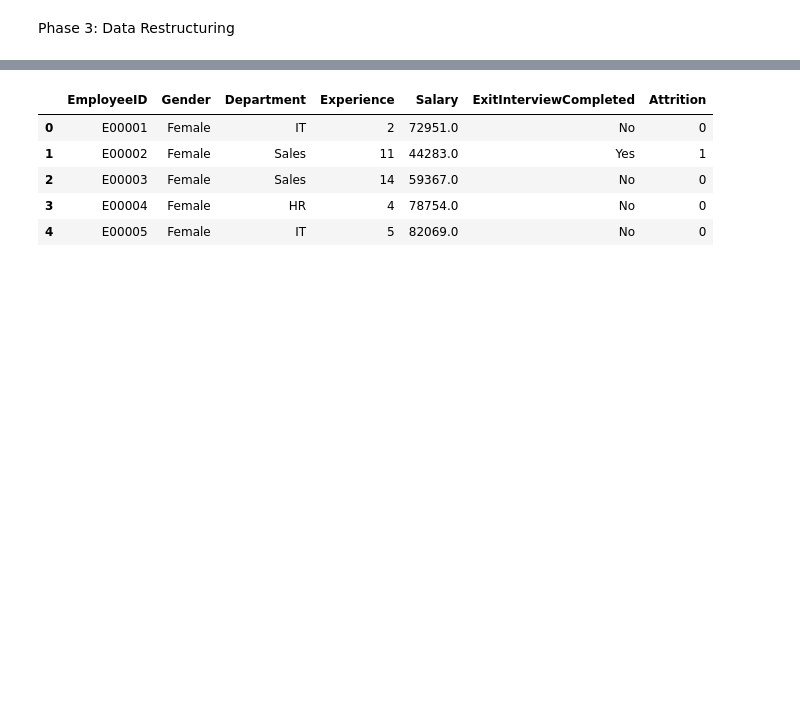
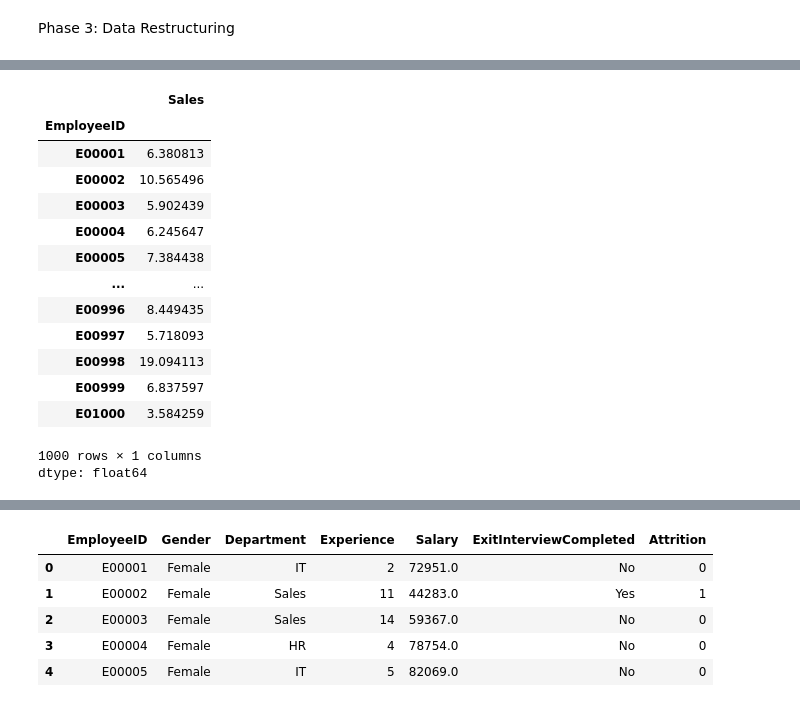
Before and after one commit to Yashzope/EDA_PracT, a Jupyter notebook: edaPract3.ipynb, the cells around one changed output, grey strips where cells are left out. Drawn from its saved outputs; the diff is of its cells as text; code cells hidden in the pictures; blank space fills up the shorter version.

```diff
--- a/edaPract3.ipynb
+++ b/edaPract3.ipynb
@@ -432,0 +509,18 @@ Phase 3: Data Restructuring
+# %%
+df2.groupby('EmployeeID')['Sales'].std()
+# %% [output]
+|  | Sales |
+| EmployeeID |  |
+| E00001 | 6.380813 |
+| E00002 | 10.565496 |
+| E00003 | 5.902439 |
+| E00004 | 6.245647 |
+| E00005 | 7.384438 |
+| ... | ... |
+| E00996 | 8.449435 |
+| E00997 | 5.718093 |
+| E00998 | 19.094113 |
+| E00999 | 6.837597 |
+| E01000 | 3.584259 |
+1000 rows × 1 columns
+dtype: float64
```
Also changed, not shown: parts of 26 cells of this notebook.
